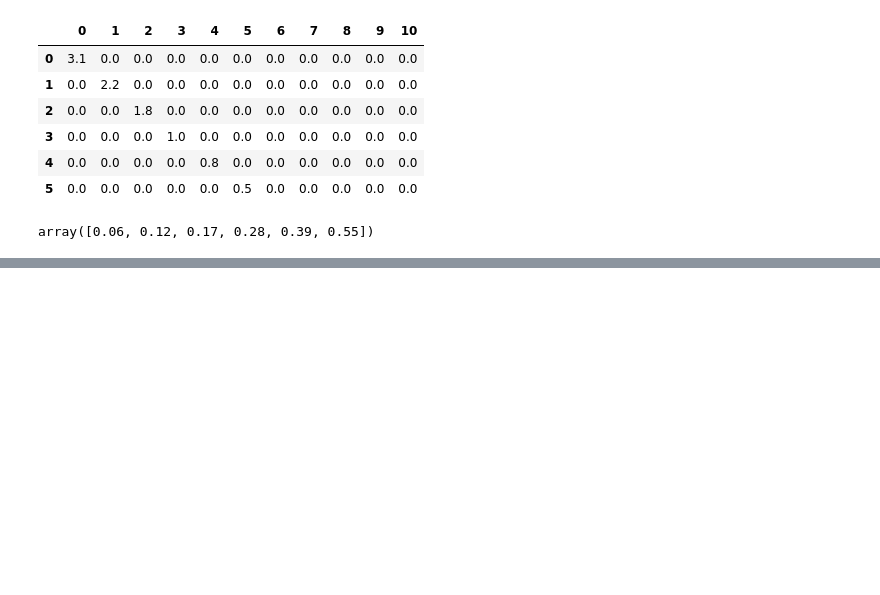
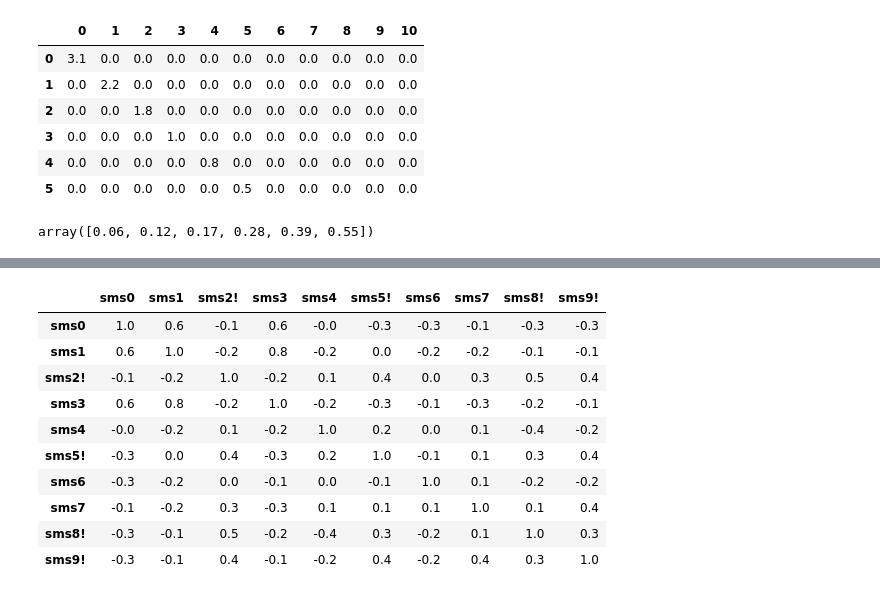
Before and after one commit to jaekyoungkim/nlp_in_action, a Jupyter notebook: 자연어처리인액션.ipynb, the cells around one changed output, grey strips where cells are left out. Cells and saved outputs as stored; diff of their text form; code cells hidden in the pictures; blank space fills up the shorter version.

```diff
--- a/자연어처리인액션.ipynb
+++ b/자연어처리인액션.ipynb
@@ -2093,0 +2343,14 @@ array([0.06, 0.12, 0.17, 0.28, 0.39, 0.55])
+# %%
+svd_topic_vectors.iloc[:10].dot(svd_topic_vectors.iloc[:10].T).round(1)
+# %% [output]
+|  | sms0 | sms1 | sms2! | sms3 | sms4 | sms5! | sms6 | sms7 | sms8! | sms9! |
+| sms0 | 1.0 | 0.6 | -0.1 | 0.6 | -0.0 | -0.3 | -0.3 | -0.1 | -0.3 | -0.3 |
+| sms1 | 0.6 | 1.0 | -0.2 | 0.8 | -0.2 | 0.0 | -0.2 | -0.2 | -0.1 | -0.1 |
+| sms2! | -0.1 | -0.2 | 1.0 | -0.2 | 0.1 | 0.4 | 0.0 | 0.3 | 0.5 | 0.4 |
+| sms3 | 0.6 | 0.8 | -0.2 | 1.0 | -0.2 | -0.3 | -0.1 | -0.3 | -0.2 | -0.1 |
+| sms4 | -0.0 | -0.2 | 0.1 | -0.2 | 1.0 | 0.2 | 0.0 | 0.1 | -0.4 | -0.2 |
+| sms5! | -0.3 | 0.0 | 0.4 | -0.3 | 0.2 | 1.0 | -0.1 | 0.1 | 0.3 | 0.4 |
+| sms6 | -0.3 | -0.2 | 0.0 | -0.1 | 0.0 | -0.1 | 1.0 | 0.1 | -0.2 | -0.2 |
+| sms7 | -0.1 | -0.2 | 0.3 | -0.3 | 0.1 | 0.1 | 0.1 | 1.0 | 0.1 | 0.4 |
+| sms8! | -0.3 | -0.1 | 0.5 | -0.2 | -0.4 | 0.3 | -0.2 | 0.1 | 1.0 | 0.3 |
+| sms9! | -0.3 | -0.1 | 0.4 | -0.1 | -0.2 | 0.4 | -0.2 | 0.4 | 0.3 | 1.0 |
```
Also changed, not shown: parts of 28 cells of this notebook.
